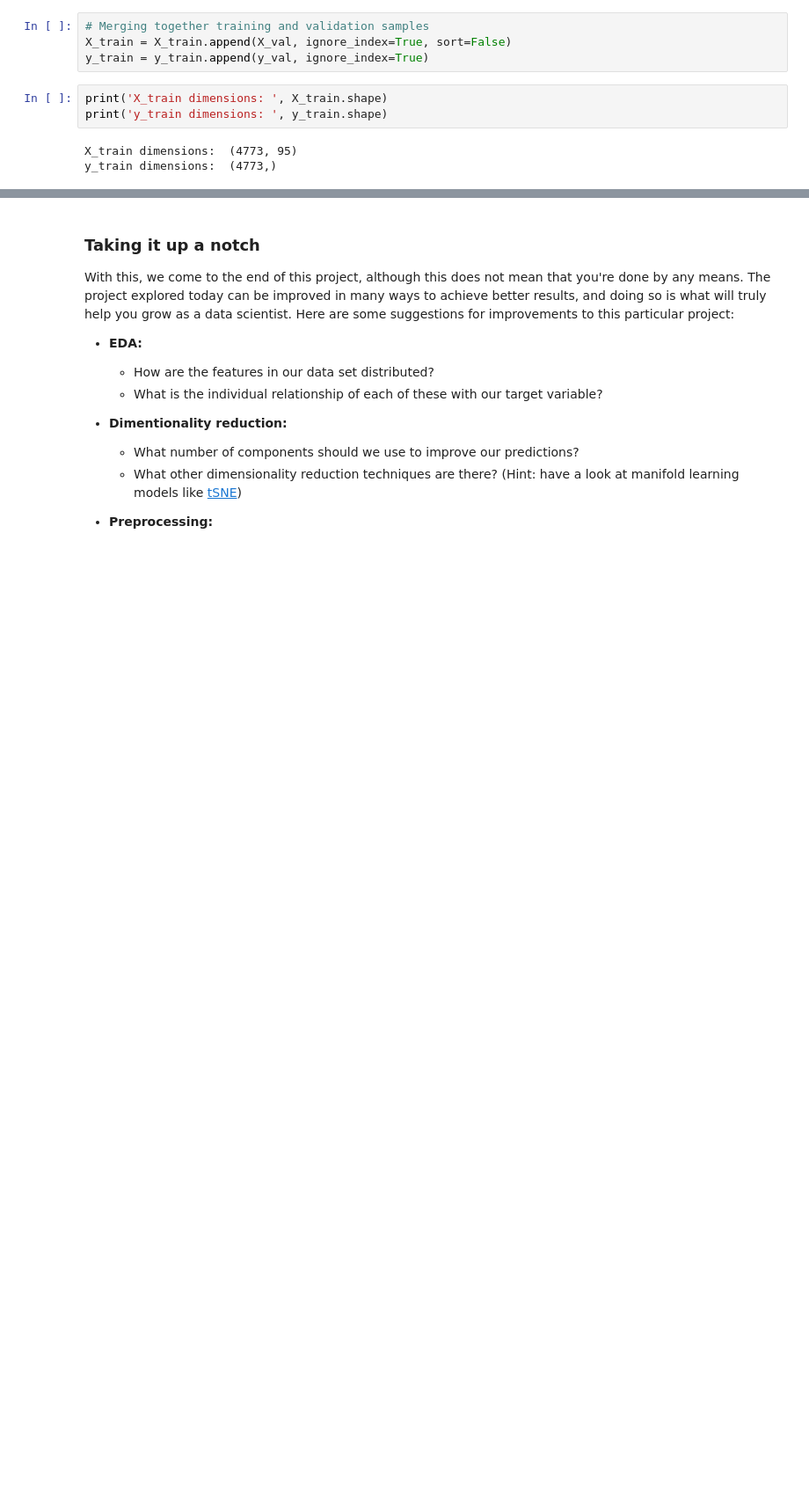
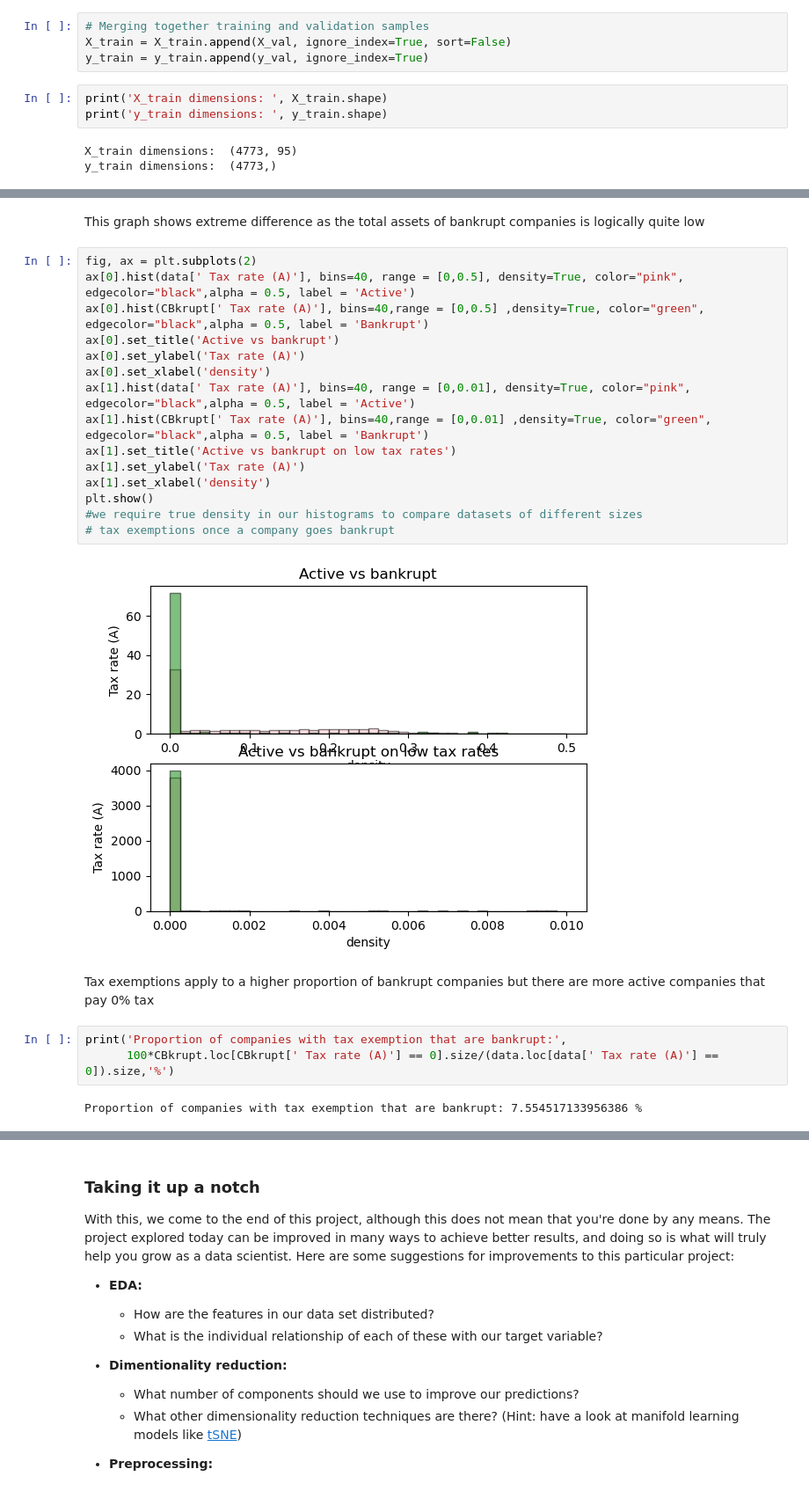
Before and after one commit to Shelfonfire/Python-for-Data-Science, a Jupyter notebook: Session_5/session-five-project-questions.ipynb, the cells around one changed output, grey strips where cells are left out. Shown: that part at 88% size. Cells and saved outputs as stored; diff of their text form; blank space fills up the shorter version.

```diff
--- a/Session_5/session-five-project-questions.ipynb
+++ b/Session_5/session-five-project-questions.ipynb
@@ -527,0 +584,26 @@ weighted avg       0.96      0.87      0.91       955
+# %% [markdown]
+This graph shows extreme difference as the total assets of bankrupt companies is logically quite low
+# %%
+fig, ax = plt.subplots(2)
+ax[0].hist(data[' Tax rate (A)'], bins=40, range = [0,0.5], density=True, color="pink", edgecolor="black",alpha = 0.5, label = 'Active')
+ax[0].hist(CBkrupt[' Tax rate (A)'], bins=40,range = [0,0.5] ,density=True, color="green", edgecolor="black",alpha = 0.5, label = 'Bankrupt')
+ax[0].set_title('Active vs bankrupt')
+ax[0].set_ylabel('Tax rate (A)')
+ax[0].set_xlabel('density')
+ax[1].hist(data[' Tax rate (A)'], bins=40, range = [0,0.01], density=True, color="pink", edgecolor="black",alpha = 0.5, label = 'Active')
+ax[1].hist(CBkrupt[' Tax rate (A)'], bins=40,range = [0,0.01] ,density=True, color="green", edgecolor="black",alpha = 0.5, label = 'Bankrupt')
+ax[1].set_title('Active vs bankrupt on low tax rates')
+ax[1].set_ylabel('Tax rate (A)')
+ax[1].set_xlabel('density')
+plt.show()
+#we require true density in our histograms to compare datasets of different sizes
+# tax exemptions once a company goes bankrupt
+# %% [output]
+[figure, added]
+# %% [markdown]
+Tax exemptions apply to a higher proportion of bankrupt companies but there are more active companies that pay 0% tax
+# %%
+print('Proportion of companies with tax exemption that are bankrupt:',
+      100*CBkrupt.loc[CBkrupt[' Tax rate (A)'] == 0].size/(data.loc[data[' Tax rate (A)'] == 0]).size,'%')
+# %% [output]
+Proportion of companies with tax exemption that are bankrupt: 7.554517133956386 %
```
Also changed, not shown: parts of 22 cells of this notebook, 1 other file.
